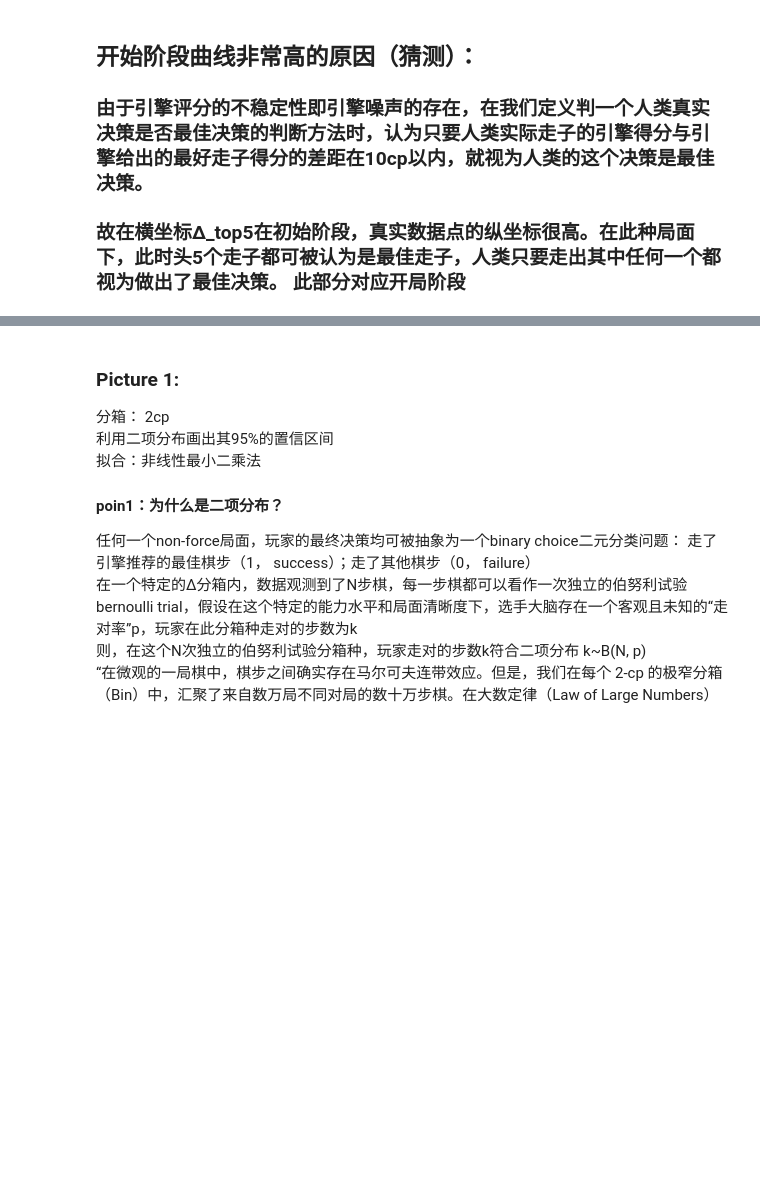
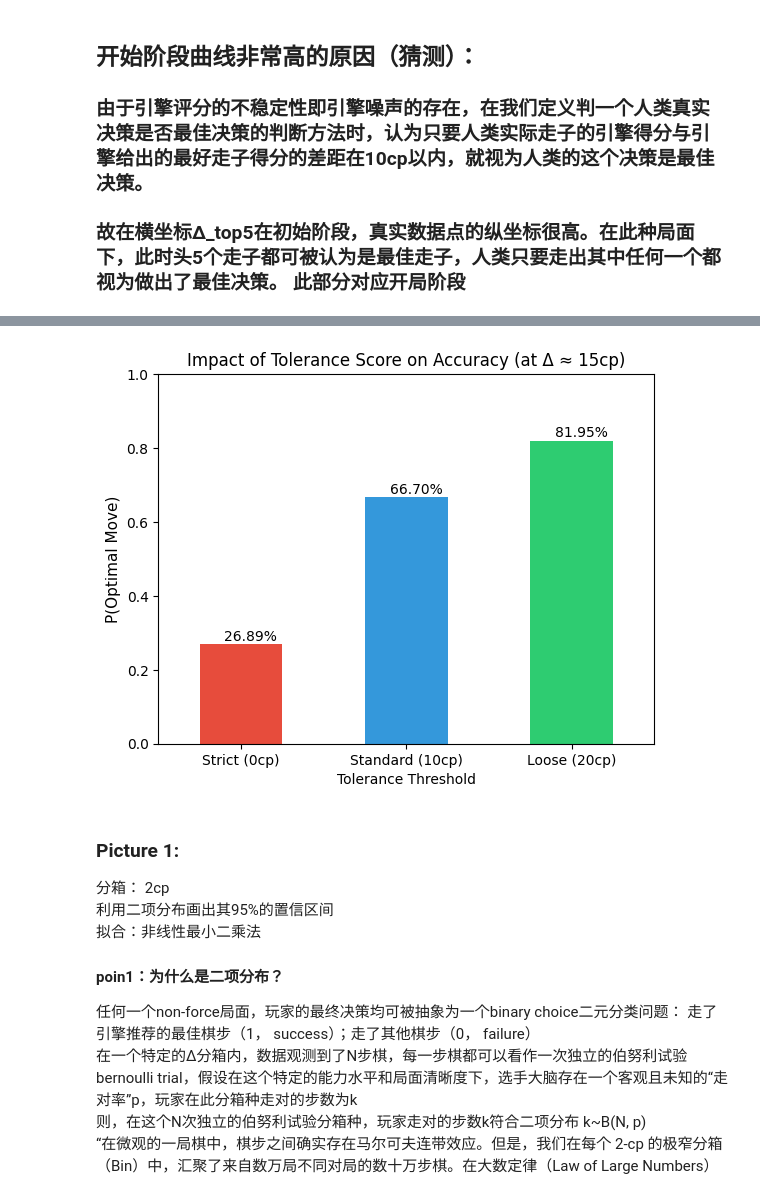
Before and after one commit to zZimablueee/Chess, a Jupyter notebook: complexity/delta_0/graphs/figure2.ipynb, the cells around one changed output, grey strips where cells are left out. Drawn from its saved outputs; the diff is of its cells as text; code cells hidden in the pictures; blank space fills up the shorter version.

```diff
--- a/complexity/delta_0/graphs/figure2.ipynb
+++ b/complexity/delta_0/graphs/figure2.ipynb
@@ -342,3 +663,37 @@ plt.show()
+# %%
+# 2.证明容错率也导致横坐标很小的阶段准确率变高
+
+df_slice = df_moves[(df_moves['Δ']<15)]
+
+# 2. 计算引擎评估分值的差值 (E1 - Ei)
+# 假设你的 df 里已经有 E1(E_best) 和 Ei(实际走子分值)
+# 如果没有，可以通过 Δi = E1 - Ei 得到
+# df_slice['Score_Gap'] = df_slice['E_best'] - df_slice['E_i']
+
+# 3. 计算不同标准下的准确率
+acc_0cp = (df_slice['Δi'] <= 0).mean()
+acc_10cp = (df_slice['Δi'] <= 10).mean() # 也就是你现在的 Is_Optimal
+acc_20cp = (df_slice['Δi'] <= 20).mean()
+
+# 4. 绘图比较
+results = pd.DataFrame({
+    'Tolerance Threshold': ['Strict (0cp)', 'Standard (10cp)', 'Loose (20cp)'],
+    'Average Accuracy': [acc_0cp, acc_10cp, acc_20cp]
+})
+
+ax = results.plot(kind='bar', x='Tolerance Threshold', y='Average Accuracy',
+                  legend=False, color=['#e74c3c', '#3498db', '#2ecc71'], rot=0)
+
+# 在柱子上标数值
+for p in ax.patches:
+    ax.annotate(f'{p.get_height():.2%}', (p.get_x() + 0.15, p.get_height() + 0.01))
+
+plt.title('Impact of Tolerance Score on Accuracy (at Δ ≈ 15cp)', fontsize=12)
+plt.ylabel('P(Optimal Move)', fontsize=11)
+plt.ylim(0, 1.0)
+plt.show()
+# %% [output]
+[figure, added]
 # %% [markdown]
 ### Picture 1:
 分箱： 2cp
```
Also changed, not shown: parts of 7 cells of this notebook, 5 other files.
